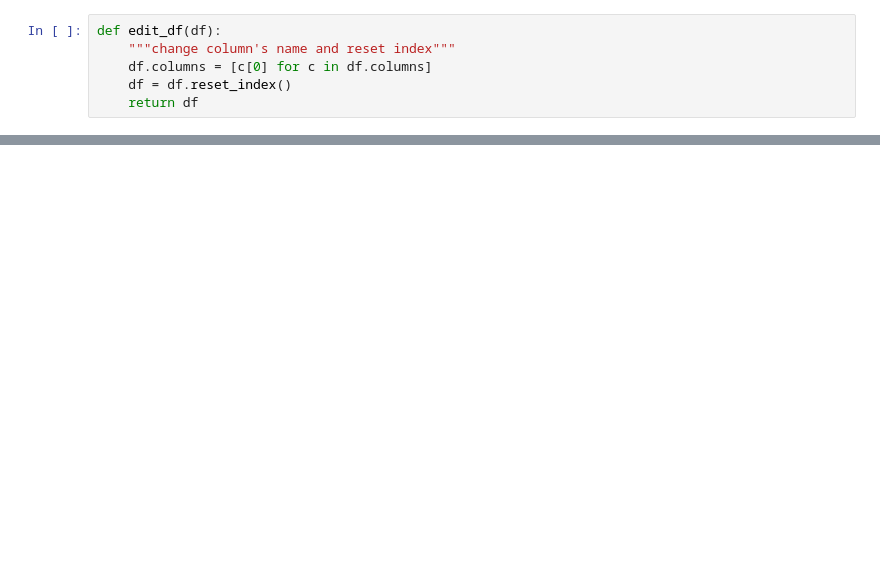
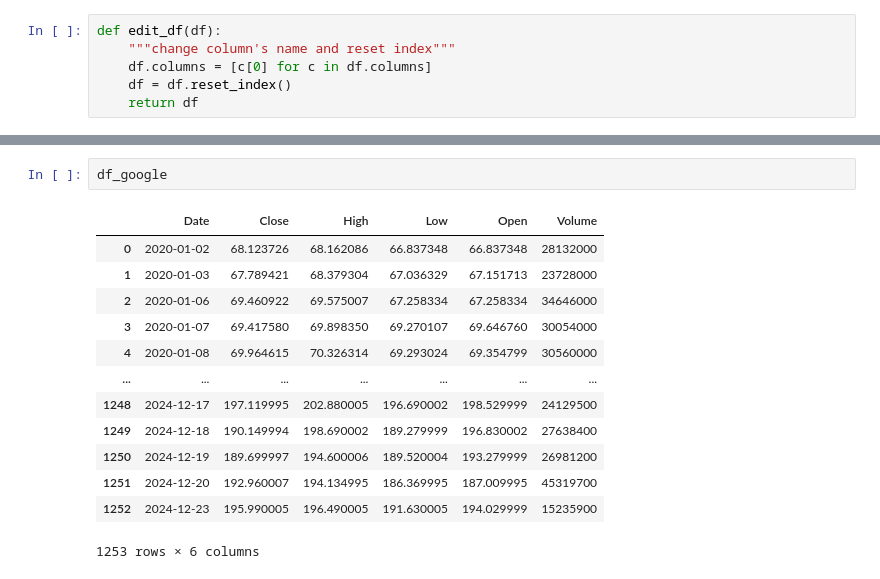
Before and after one commit to Rahifhiba/Forcasting-finance, a Jupyter notebook: forecasting.ipynb, the cells around one changed output, grey strips where cells are left out. Cells and saved outputs as stored; diff of their text form; blank space fills up the shorter version.

```diff
--- a/forecasting.ipynb
+++ b/forecasting.ipynb
@@ -88,0 +131,16 @@ df_xiaomi
+# %%
+df_google
+# %% [output]
+|  | Date | Close | High | Low | Open | Volume |
+| 0 | 2020-01-02 | 68.123726 | 68.162086 | 66.837348 | 66.837348 | 28132000 |
+| 1 | 2020-01-03 | 67.789421 | 68.379304 | 67.036329 | 67.151713 | 23728000 |
+| 2 | 2020-01-06 | 69.460922 | 69.575007 | 67.258334 | 67.258334 | 34646000 |
+| 3 | 2020-01-07 | 69.417580 | 69.898350 | 69.270107 | 69.646760 | 30054000 |
+| 4 | 2020-01-08 | 69.964615 | 70.326314 | 69.293024 | 69.354799 | 30560000 |
+| ... | ... | ... | ... | ... | ... | ... |
+| 1248 | 2024-12-17 | 197.119995 | 202.880005 | 196.690002 | 198.529999 | 24129500 |
+| 1249 | 2024-12-18 | 190.149994 | 198.690002 | 189.279999 | 196.830002 | 27638400 |
+| 1250 | 2024-12-19 | 189.699997 | 194.600006 | 189.520004 | 193.279999 | 26981200 |
+| 1251 | 2024-12-20 | 192.960007 | 194.134995 | 186.369995 | 187.009995 | 45319700 |
+| 1252 | 2024-12-23 | 195.990005 | 196.490005 | 191.630005 | 194.029999 | 15235900 |
+1253 rows × 6 columns
```
Also changed, not shown: parts of 30 cells of this notebook, 1 other file.
